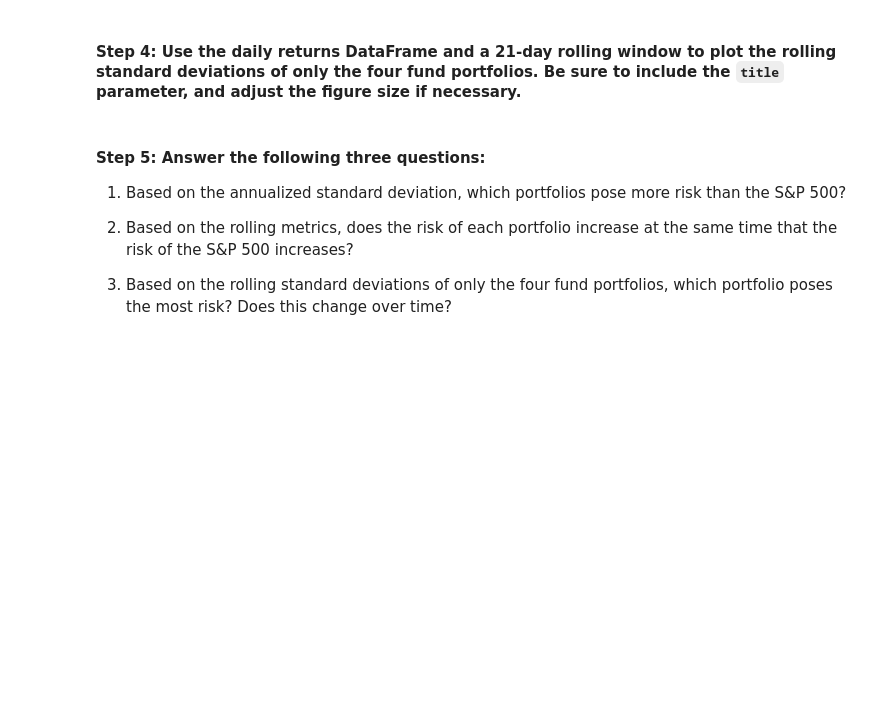
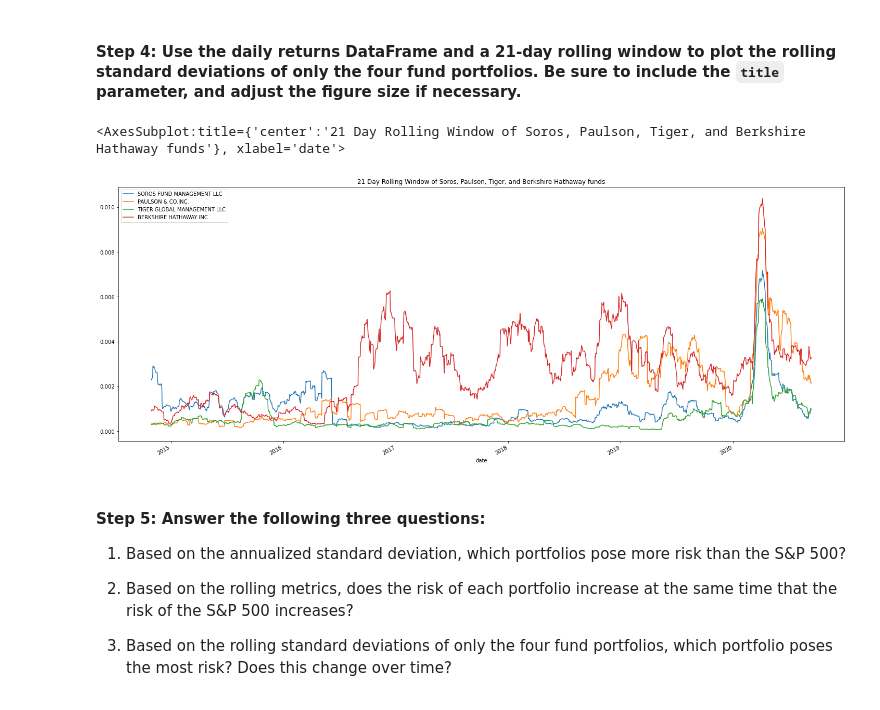
Before and after one commit to toniahurst/FinTech_Module_4_Challenge, a Jupyter notebook: risk_return_analysis.ipynb, the cells around one changed output. Cells and saved outputs as stored; diff of their text form; code cells hidden in the pictures; blank space fills up the shorter version.

```diff
--- a/risk_return_analysis.ipynb
+++ b/risk_return_analysis.ipynb
@@ -252,7 +288,10 @@ four_funds_df.
 # %%
 # Using the daily return data and a 21-day rolling window, plot the rolling standard deviation of just the 4 portfolios.
 # Include a title parameter and adjust the figure size
-# YOUR CODE HERE
+four_funds_df.rolling(window=21).std().plot(figsize=(25,10), title="21 Day Rolling Window of Soros, Paulson, Tiger, and Berkshire Hathaway funds")
+# %% [output]
+<AxesSubplot:title={'center':'21 Day Rolling Window of Soros, Paulson, Tiger, and Berkshire Hathaway funds'}, xlabel='date'>
+[figure, added]
 # %% [markdown]
 #### Step 5: Answer the following three questions:
 
```
Also changed, not shown: parts of 7 cells of this notebook.
